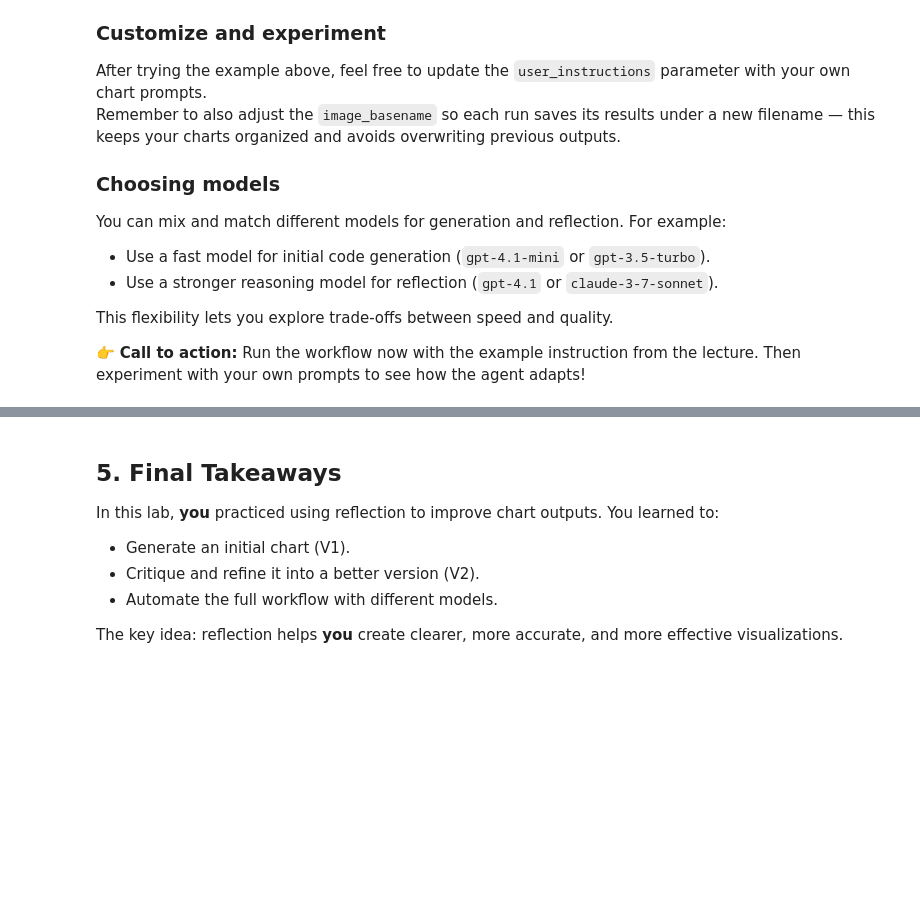
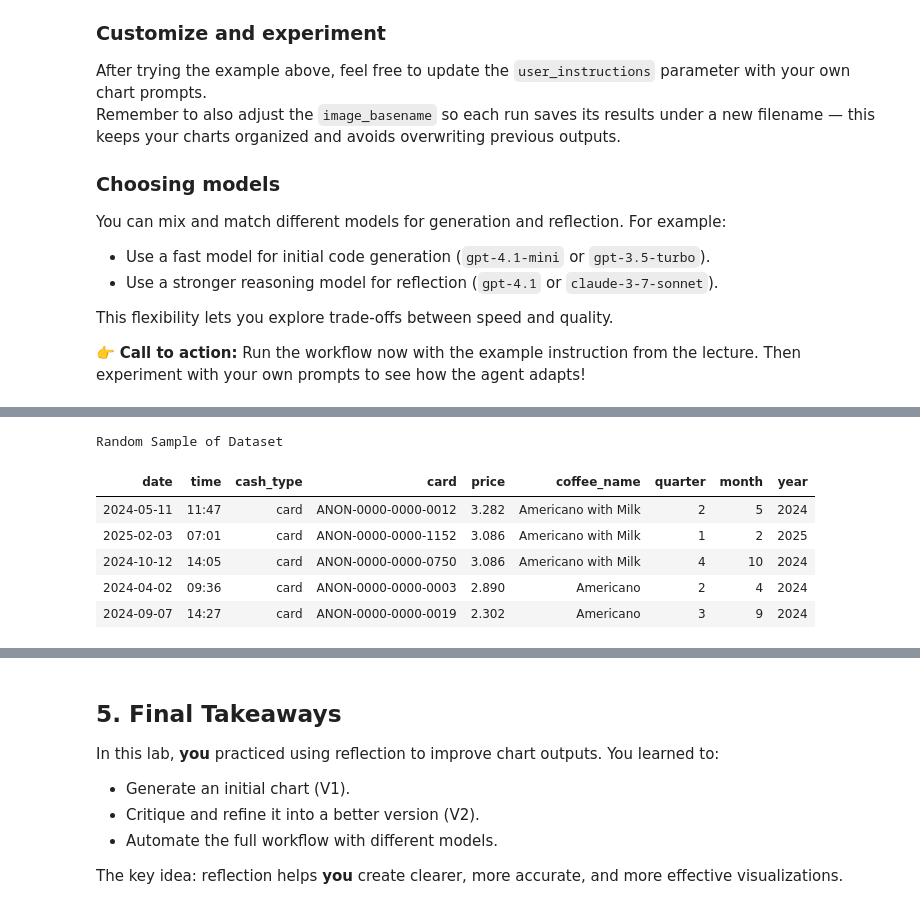
Before and after one commit to mghasemi19/Agent_AI-Hands-on-Tutorial, a Jupyter notebook: Agentic_AI_tutorial/02_01_reflection_visual_generation.ipynb, the cells around one changed output, grey strips where cells are left out. Drawn from its saved outputs; the diff is of its cells as text; code cells hidden in the pictures; blank space fills up the shorter version.

Commit message:
Update reflection file with auto pipeline

```diff
--- a/Agentic_AI_tutorial/02_01_reflection_visual_generation.ipynb
+++ b/Agentic_AI_tutorial/02_01_reflection_visual_generation.ipynb
@@ -512,0 +480,23 @@ Random Sample of Dataset
+# %%
+# Here, insert your updates
+user_instructions="Create a plot comparing Q1 coffee sales in 2024 and 2025 using the data in coffee_sales.csv." # write your instruction here
+generation_model="gemini-3.5-flash"
+reflection_model="gpt-5-mini"
+image_basename="drink_sales"
+
+# Run the complete agentic workflow
+_ = run_workflow(
+    dataset_path="data/coffee_sales.csv",
+    user_instructions=user_instructions,
+    generation_model=generation_model,
+    reflection_model=reflection_model,
+    image_basename=image_basename
+)
+# %% [output]
+Random Sample of Dataset
+| date | time | cash_type | card | price | coffee_name | quarter | month | year |
+| 2024-05-11 | 11:47 | card | ANON-0000-0000-0012 | 3.282 | Americano with Milk | 2 | 5 | 2024 |
+| 2025-02-03 | 07:01 | card | ANON-0000-0000-1152 | 3.086 | Americano with Milk | 1 | 2 | 2025 |
+| 2024-10-12 | 14:05 | card | ANON-0000-0000-0750 | 3.086 | Americano with Milk | 4 | 10 | 2024 |
+| 2024-04-02 | 09:36 | card | ANON-0000-0000-0003 | 2.890 | Americano | 2 | 4 | 2024 |
+| 2024-09-07 | 14:27 | card | ANON-0000-0000-0019 | 2.302 | Americano | 3 | 9 | 2024 |
```
Also changed, not shown: parts of 2 cells of this notebook.
